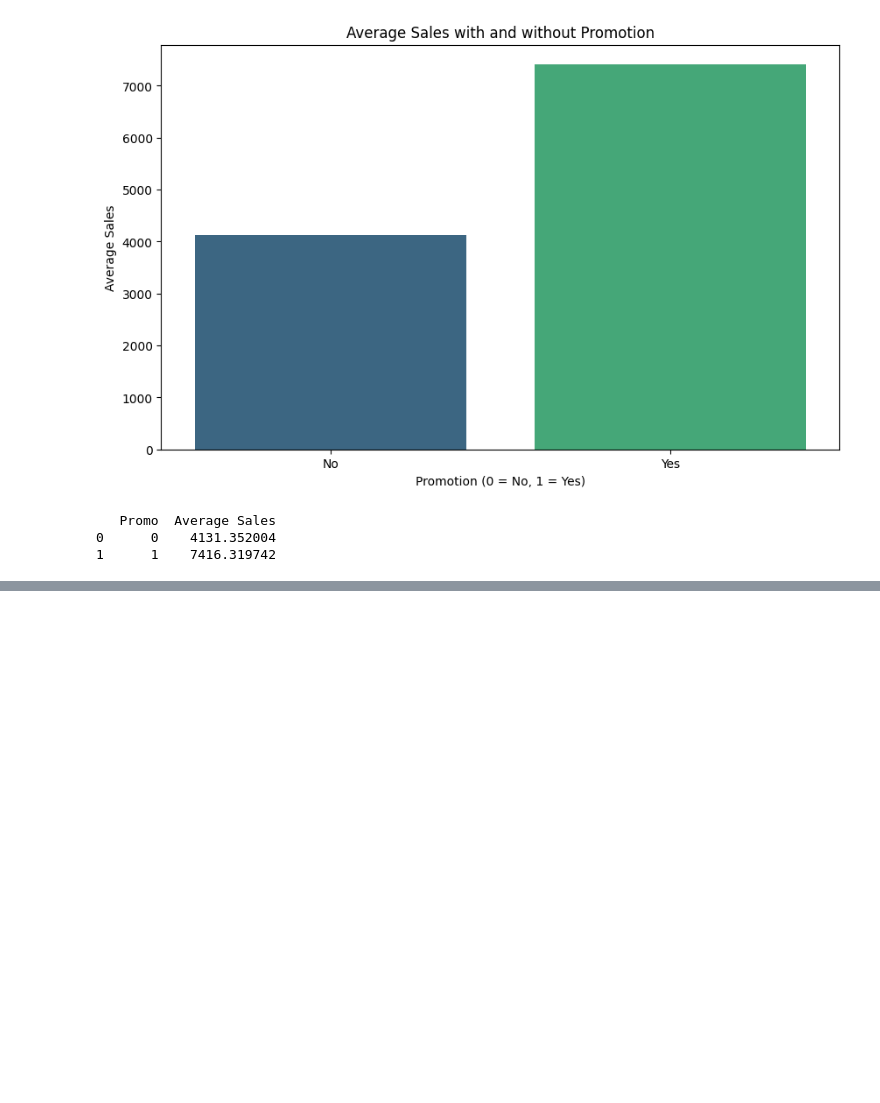
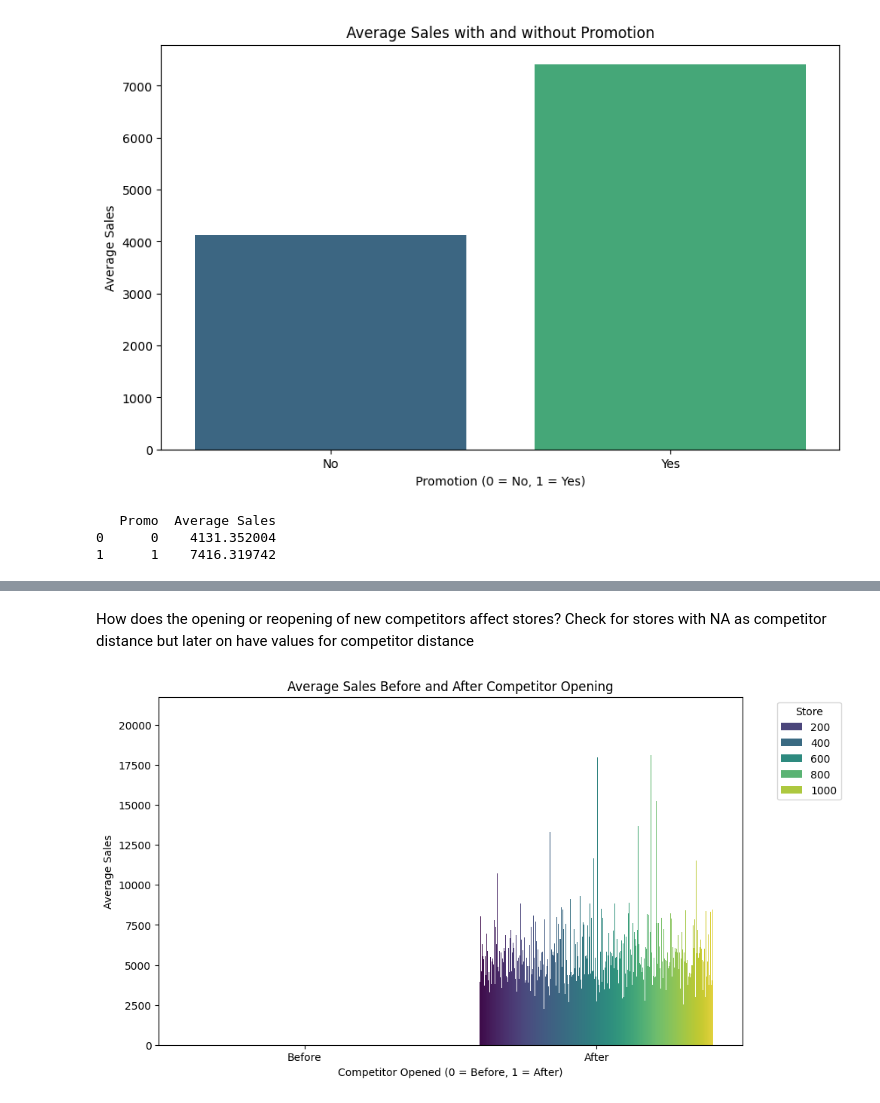
Before and after one commit to medhanittes/Rossmann_Pharma, a Jupyter notebook: notebook/exploration.ipynb, the cells around one changed output, grey strips where cells are left out. Drawn from its saved outputs; the diff is of its cells as text; code cells hidden in the pictures; blank space fills up the shorter version.

```diff
--- a/notebook/exploration.ipynb
+++ b/notebook/exploration.ipynb
@@ -423,0 +494,36 @@ print(promo_sales)
+# %% [markdown]
+ How does the opening or reopening of new competitors affect stores? Check for stores with NA as competitor distance but later on have values for competitor distance
+# %%
+# Check for stores with initially NA CompetitionDistance
+na_competitors = merged_data[merged_data['CompetitionDistance'].isna()]
+
+# Identify the stores that later have valid competition distance
+# Assuming 'Date' is in a datetime format, if not, convert it
+merged_data['Date'] = pd.to_datetime(merged_data['Date'])
+
+# Get stores that had NA and later have values
+stores_with_competitors = merged_data[merged_data['Store'].isin(na_competitors['Store'])]
+
+# Check for changes in CompetitionDistance
+# We will filter for rows where CompetitionDistance is not NA and sort by Date
+stores_with_competitors = stores_with_competitors[stores_with_competitors['CompetitionDistance'].notna()]
+stores_with_competitors.sort_values(by=['Store', 'Date'], inplace=True)
+
+# Now, we can analyze sales trends before and after the competitor opening
+# Create a new column to indicate whether it's before or after the competitor opens
+merged_data['CompetitorOpened'] = merged_data['CompetitionDistance'].notna()
+
+# Compare sales before and after the competitor opens
+sales_trends = merged_data.groupby(['Store', 'CompetitorOpened'])['Sales'].mean().reset_index()
+
+# Visualize the sales trends
+plt.figure(figsize=(10, 6))
+sns.barplot(data=sales_trends, x='CompetitorOpened', y='Sales', hue='Store', palette='viridis')
+plt.title('Average Sales Before and After Competitor Opening')
+plt.xlabel('Competitor Opened (0 = Before, 1 = After)')
+plt.ylabel('Average Sales')
+plt.xticks([0, 1], ['Before', 'After'])
+plt.legend(title='Store', bbox_to_anchor=(1.05, 1), loc='upper left')
+plt.show()
+# %% [output]
+[figure, added]
```
Also changed, not shown: parts of 3 cells of this notebook.
